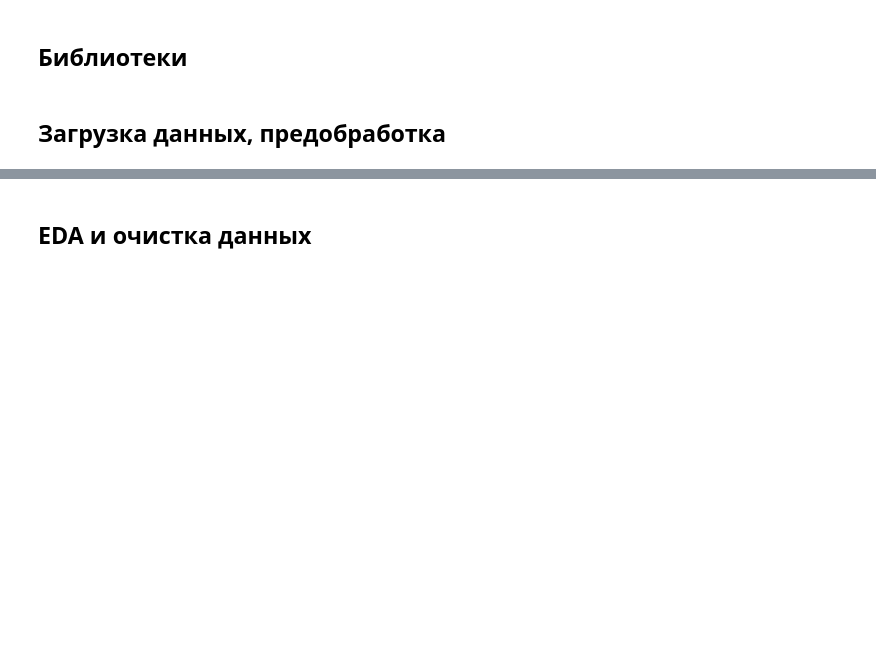
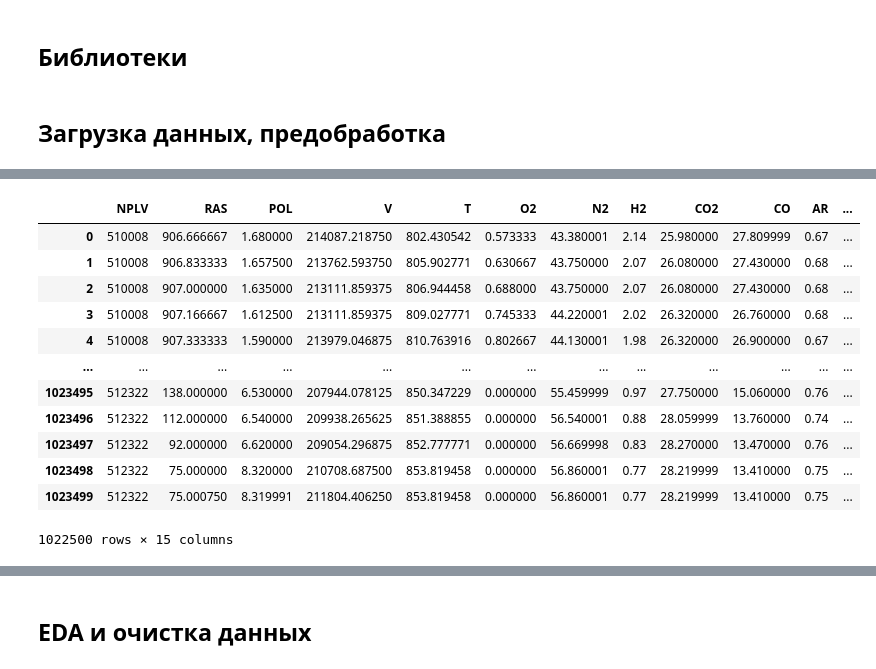
Before and after one commit to AnglewoodJack/evraz, a Jupyter notebook: model_selection/pipe.ipynb, the cells around one changed output, grey strips where cells are left out. Saved outputs shown, nothing was run; the diff lists cells and outputs as text; code cells hidden in the pictures; blank space fills up the shorter version.

```diff
--- a/model_selection/pipe.ipynb
+++ b/model_selection/pipe.ipynb
@@ -45,0 +157,31 @@ data["TST"].mean()
+# %%
+# Отбросить плавки с количеством записей меенше 500.
+pgc_selected = pgc_selected.groupby('NPLV').filter(lambda x: x.shape[0] == 500)
+# %%
+# Удалить лишнии признаки.
+pgc_selected = pgc_selected.drop(columns=['SEC', 'VR_KON']).reset_index(drop=True)
+# %%
+# Сортировка.
+pgc = pgc_selected.sort_values(by=['Time', 'NPLV'])
+# %%
+# Перевести время в длительность процесса.
+pgc['min_group_time'] = pgc.groupby(['NPLV'])['Time'].transform('min')
+pgc['duration'] = (pgc.Time - pgc.min_group_time).dt.components['seconds']
+pgc = pgc.drop(columns=['min_group_time', 'Time'])
+# %%
+# Перевести время в длительность процесса.
+pgc = pgc[~pgc["NPLV"].isin(target[target['C'].isna()]["NPLV"].values)]
+# %% [output]
+|  | NPLV | RAS | POL | V | T | O2 | N2 | H2 | CO2 | CO | AR | ... |
+| 0 | 510008 | 906.666667 | 1.680000 | 214087.218750 | 802.430542 | 0.573333 | 43.380001 | 2.14 | 25.980000 | 27.809999 | 0.67 | ... |
+| 1 | 510008 | 906.833333 | 1.657500 | 213762.593750 | 805.902771 | 0.630667 | 43.750000 | 2.07 | 26.080000 | 27.430000 | 0.68 | ... |
+| 2 | 510008 | 907.000000 | 1.635000 | 213111.859375 | 806.944458 | 0.688000 | 43.750000 | 2.07 | 26.080000 | 27.430000 | 0.68 | ... |
+| 3 | 510008 | 907.166667 | 1.612500 | 213111.859375 | 809.027771 | 0.745333 | 44.220001 | 2.02 | 26.320000 | 26.760000 | 0.68 | ... |
+| 4 | 510008 | 907.333333 | 1.590000 | 213979.046875 | 810.763916 | 0.802667 | 44.130001 | 1.98 | 26.320000 | 26.900000 | 0.67 | ... |
+| ... | ... | ... | ... | ... | ... | ... | ... | ... | ... | ... | ... | ... |
+| 1023495 | 512322 | 138.000000 | 6.530000 | 207944.078125 | 850.347229 | 0.000000 | 55.459999 | 0.97 | 27.750000 | 15.060000 | 0.76 | ... |
+| 1023496 | 512322 | 112.000000 | 6.540000 | 209938.265625 | 851.388855 | 0.000000 | 56.540001 | 0.88 | 28.059999 | 13.760000 | 0.74 | ... |
+| 1023497 | 512322 | 92.000000 | 6.620000 | 209054.296875 | 852.777771 | 0.000000 | 56.669998 | 0.83 | 28.270000 | 13.470000 | 0.76 | ... |
+| 1023498 | 512322 | 75.000000 | 8.320000 | 210708.687500 | 853.819458 | 0.000000 | 56.860001 | 0.77 | 28.219999 | 13.410000 | 0.75 | ... |
+| 1023499 | 512322 | 75.000750 | 8.319991 | 211804.406250 | 853.819458 | 0.000000 | 56.860001 | 0.77 | 28.219999 | 13.410000 | 0.75 | ... |
+1022500 rows × 15 columns
```
Also changed, not shown: parts of 23 cells of this notebook.
